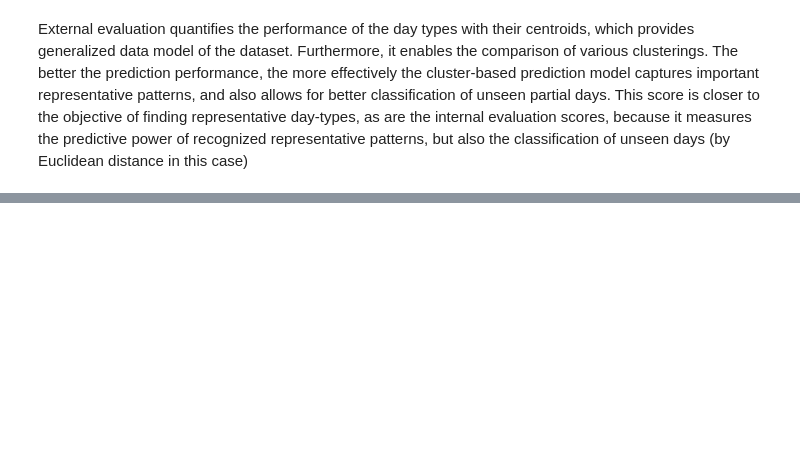
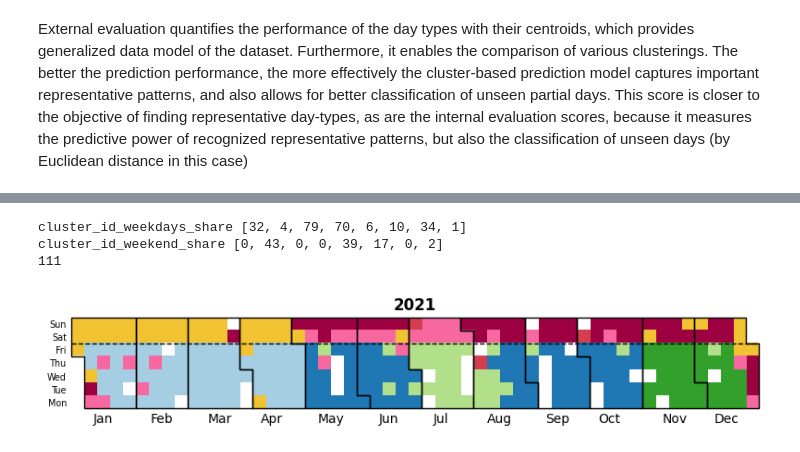
Before and after one commit to cparra-97/Applied-AI-in-Transportation, a Jupyter notebook: CAPG_Assignment_3.ipynb, the cells around one changed output, grey strips where cells are left out. Drawn from its saved outputs; the diff is of its cells as text; code cells hidden in the pictures; blank space fills up the shorter version.

```diff
--- a/CAPG_Assignment_3.ipynb
+++ b/CAPG_Assignment_3.ipynb
@@ -1038,0 +1356,32 @@ Prediction accuracy MAPE: 0.21924633663032247
+# %%
+# KMeans 8
+
+clusters = None
+
+vectorized_day_dataset_no_nans = vectorized_day_dataset[np.where(nans_per_day == 0)[0],:]
+days_not_nans = days[np.where(nans_per_day == 0)[0]]
+
+clusters = KMeans(n_clusters=8, random_state=0, n_init="auto").fit(vectorized_day_dataset_no_nans)
+
+if clusters is not None:
+  cluster_labels = clusters.labels_
+
+# Calculate the number of clusters by finding unique values in 'cluster_labels'
+n_clusters_t = len(np.unique(cluster_labels))
+
+# Assign colors to days based on clusters
+days_colors, color_to_cluster, style_to_cluster = assign_colors(n_clusters_t, days_not_nans, cluster_labels)
+# The function 'assign_colors' is used to determine colors and styles for visualization.
+
+# Create a calendar visualization figure
+make_calendar_visualization_figure(days_not_nans, cluster_labels, n_clusters_t, [2021], days_colors,
+                                   color_to_cluster, save_figure=None)
+# This function 'make_calendar_visualization_figure' is used to generate a visualization based on the provided data and parameters.
+# 'days_not_nans' are the days, 'cluster_labels' are the cluster labels, 'n_clusters_t' is the number of clusters,
+# '[2021]' represents the year, 'days_colors' represent the assigned colors for each day, 'color_to_cluster' maps colors to clusters,
+# and 'save_figure' is an optional parameter to save the generated figure (can be None if not saving).
+# %% [output]
+cluster_id_weekdays_share [32, 4, 79, 70, 6, 10, 34, 1]
+cluster_id_weekend_share [0, 43, 0, 0, 39, 17, 0, 2]
+111
+[figure, added]
```
Also changed, not shown: parts of 21 cells of this notebook.
